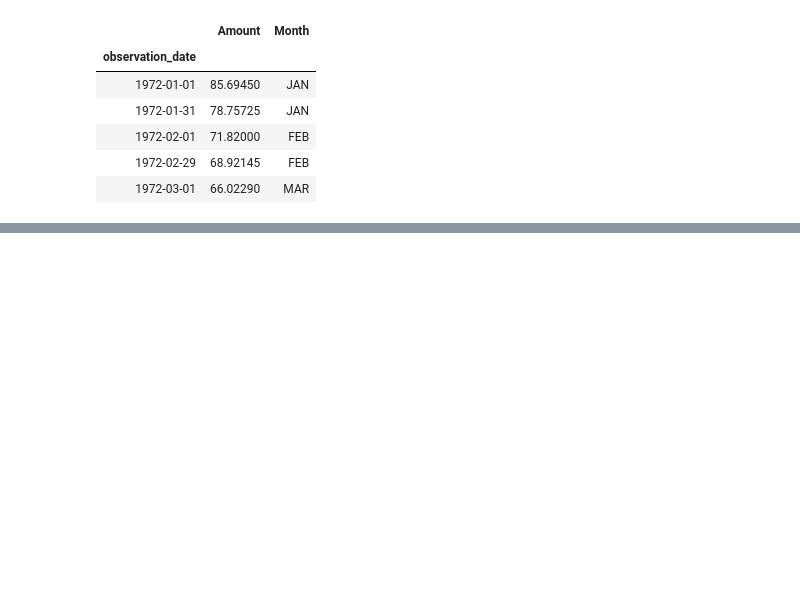
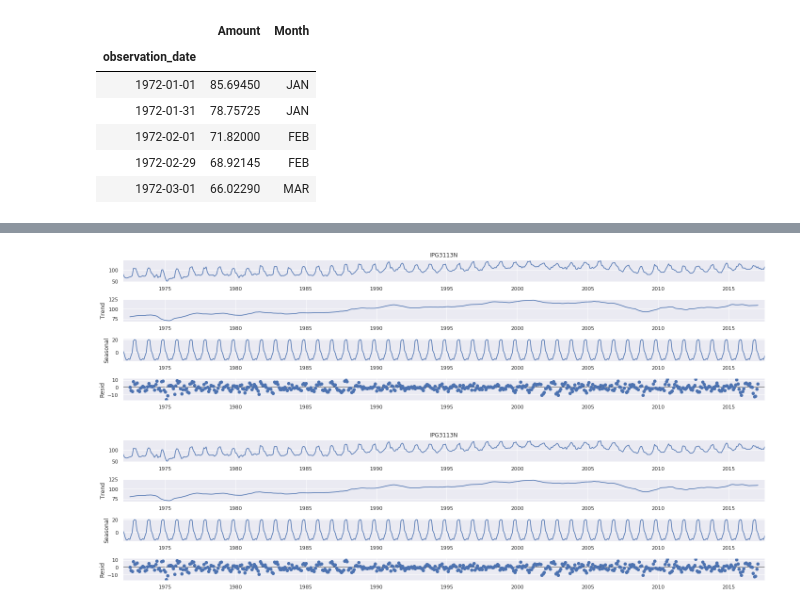
Before and after one commit to Monarene/candy-time-series-project, a Jupyter notebook: test_notebook.ipynb, the cells around one changed output, grey strips where cells are left out. Cells and saved outputs as stored; diff of their text form; code cells hidden in the pictures; blank space fills up the shorter version.

```diff
--- a/test_notebook.ipynb
+++ b/test_notebook.ipynb
@@ -244,0 +288,2 @@ plt.show()
+# %%
+dataset.index.freq = pd.infer_freq(dataset.index)
@@ -244,0 +301,10 @@ plt.show()
+# %%
+#let us perform Seasonl decomposition
+result = seasonal_decompose(dataset)
+sns.set(rc={'figure.figsize': (20,5)})
+result.plot()
+
+#there is a most likely a seasonal componenet in the data
+# %% [output]
+[figure, added]
+[figure, added]
```
Also changed, not shown: parts of 12 cells of this notebook.
